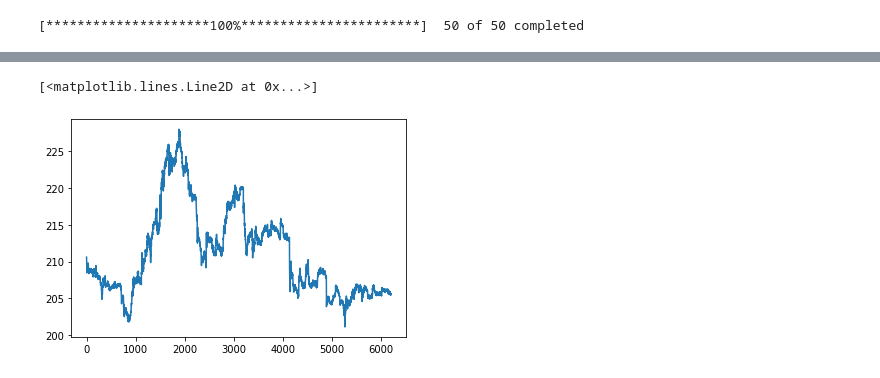
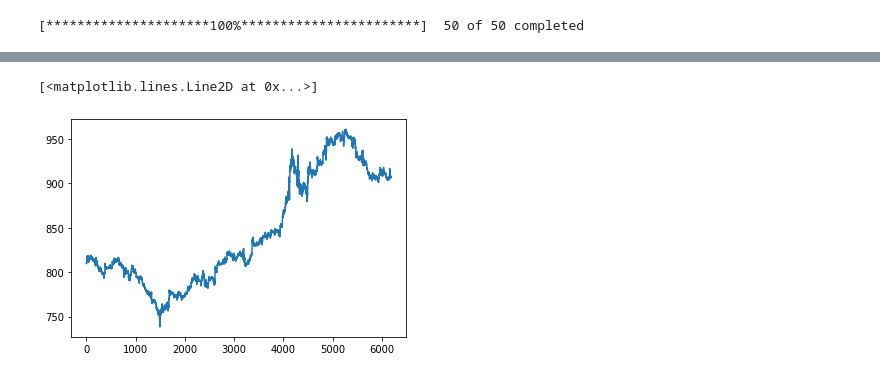
Before and after one commit to yashgupta417/stox, a Jupyter notebook: model.ipynb, the cells around one changed output, grey strips where cells are left out. Saved outputs shown, nothing was run; the diff lists cells and outputs as text; code cells hidden in the pictures.

```diff
--- a/model.ipynb
+++ b/model.ipynb
@@ -116,10 +116,10 @@ UPL.NS 0
 WIPRO.NS 0
 # %%
 # plot of closing price of ITC stock
-plt.plot(close['ITC.NS'])
+plt.plot(close['CIPLA.NS'])
 # %% [output]
 [<matplotlib.lines.Line2D at 0x...>]
-[figure, old version]
+[figure, new version]
 # %%
 # scaling data in range (0,1)
 from sklearn.preprocessing import MinMaxScaler
```
Also changed, not shown: parts of 13 cells of this notebook.
